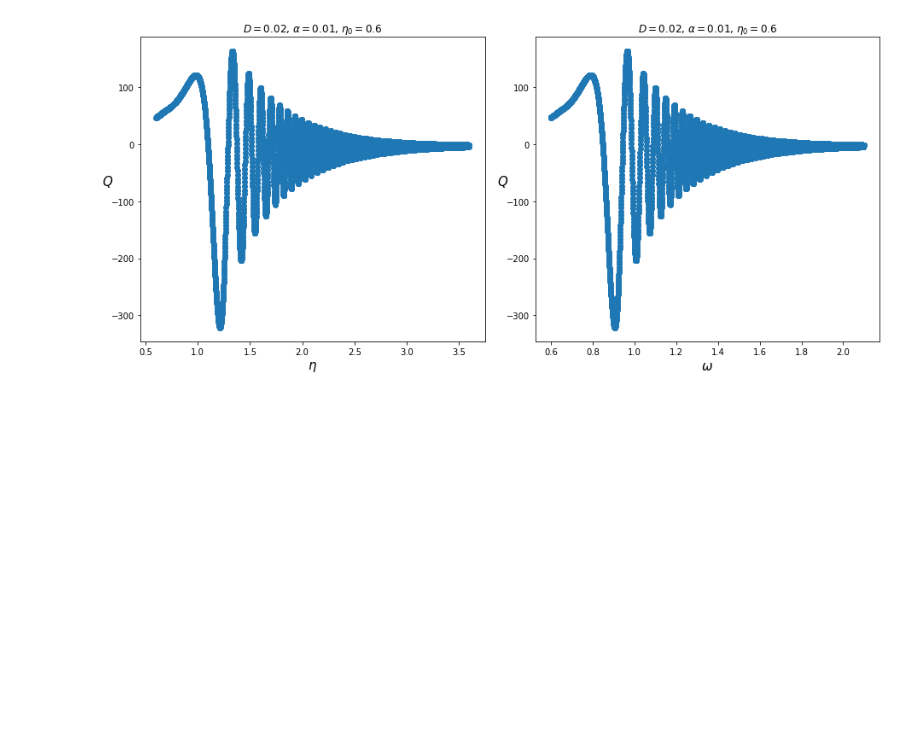
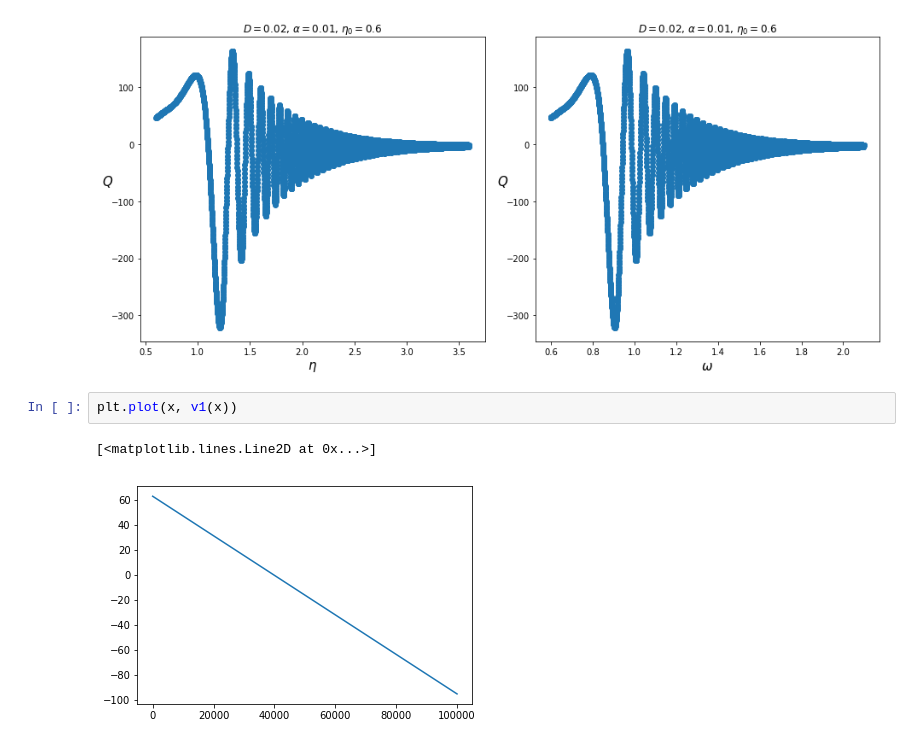
Before and after one commit to balintkaszas/boSchlieren, a Jupyter notebook: analyticSweep.ipynb, the cells around one changed output. Drawn from its saved outputs; the diff is of its cells as text; blank space fills up the shorter version.

```diff
--- a/analyticSweep.ipynb
+++ b/analyticSweep.ipynb
@@ -124,3 +146,8 @@ ax2.set_ylabel('$Q$', fontsize=15, rotation = 0)
 f.tight_layout()
 # %% [output]
 [figure]
+# %%
+plt.plot(x, v1(x))
+# %% [output]
+[<matplotlib.lines.Line2D at 0x...>]
+[figure, added]
```
Also changed, not shown: parts of 9 cells of this notebook, 5 other files.
